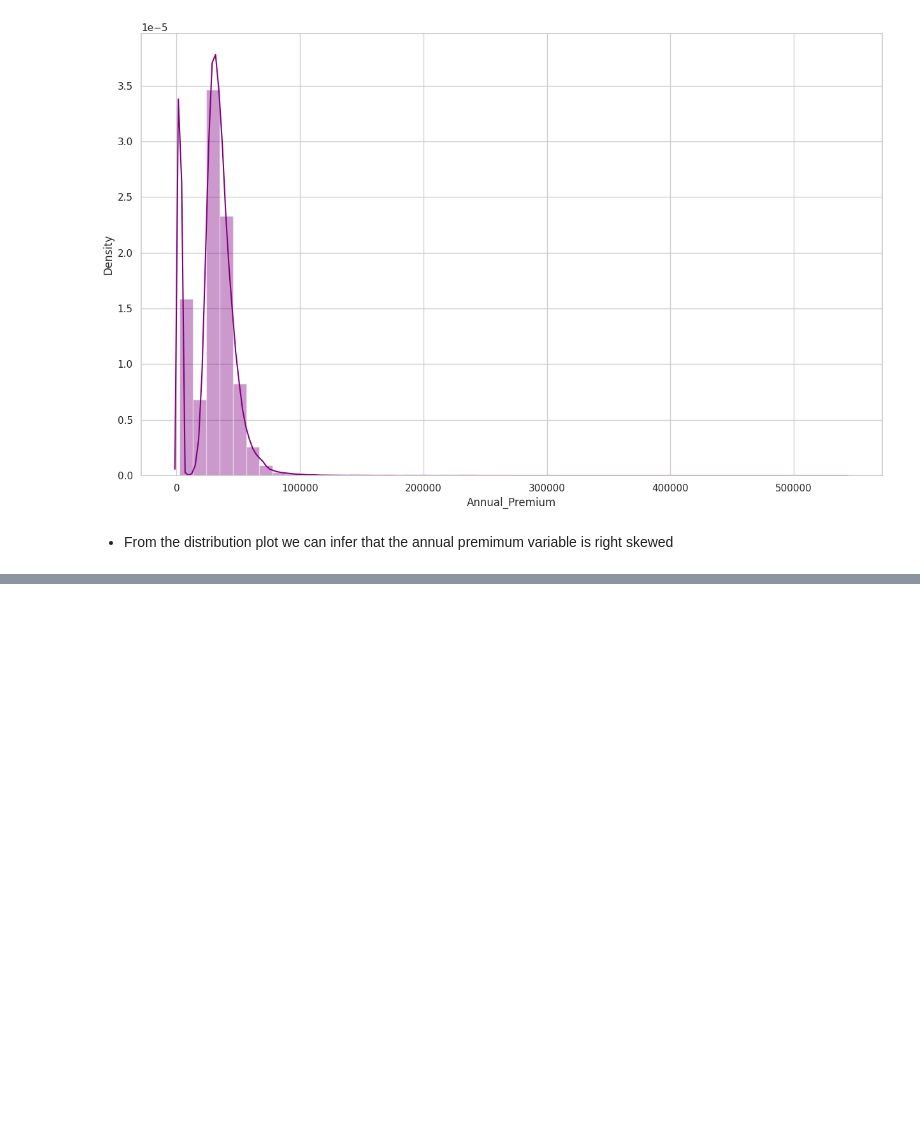
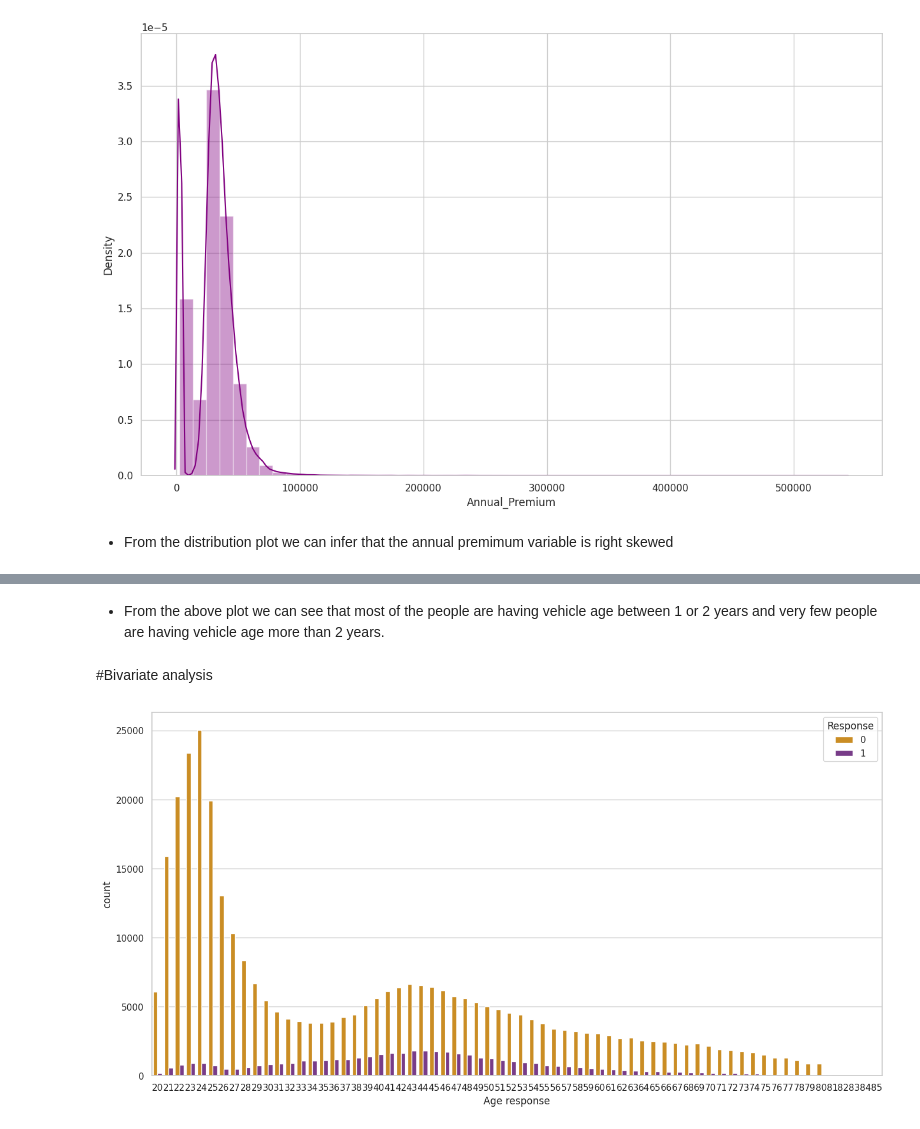
Before and after one commit to istekhar1543/health-insurance-cross-sell-prediction, a Jupyter notebook: health_insurance_cross_sell_prediction.ipynb, the cells around one changed output, grey strips where cells are left out. Drawn from its saved outputs; the diff is of its cells as text; code cells hidden in the pictures; blank space fills up the shorter version.

```diff
--- a/health_insurance_cross_sell_prediction.ipynb
+++ b/health_insurance_cross_sell_prediction.ipynb
@@ -276,0 +297,13 @@ https://gist.github.com/mwaskom/de44147ed2974457ad6372750bbe5751
+# %% [markdown]
+* From the above plot we can see that most of the people are having vehicle age between 1 or 2 years and very few people are having vehicle age more than 2 years.
+# %% [markdown]
+#Bivariate analysis
+# %%
+#Age VS Response
+plt.figure(figsize=(16,8))
+sns.countplot(data=df, x='Age',hue='Response', palette='CMRmap_r')
+plt.xlabel('Age response')
+plt.ylabel('count')
+plt.show()
+# %% [output]
+[figure, added]
```
Also changed, not shown: parts of 15 cells of this notebook.
